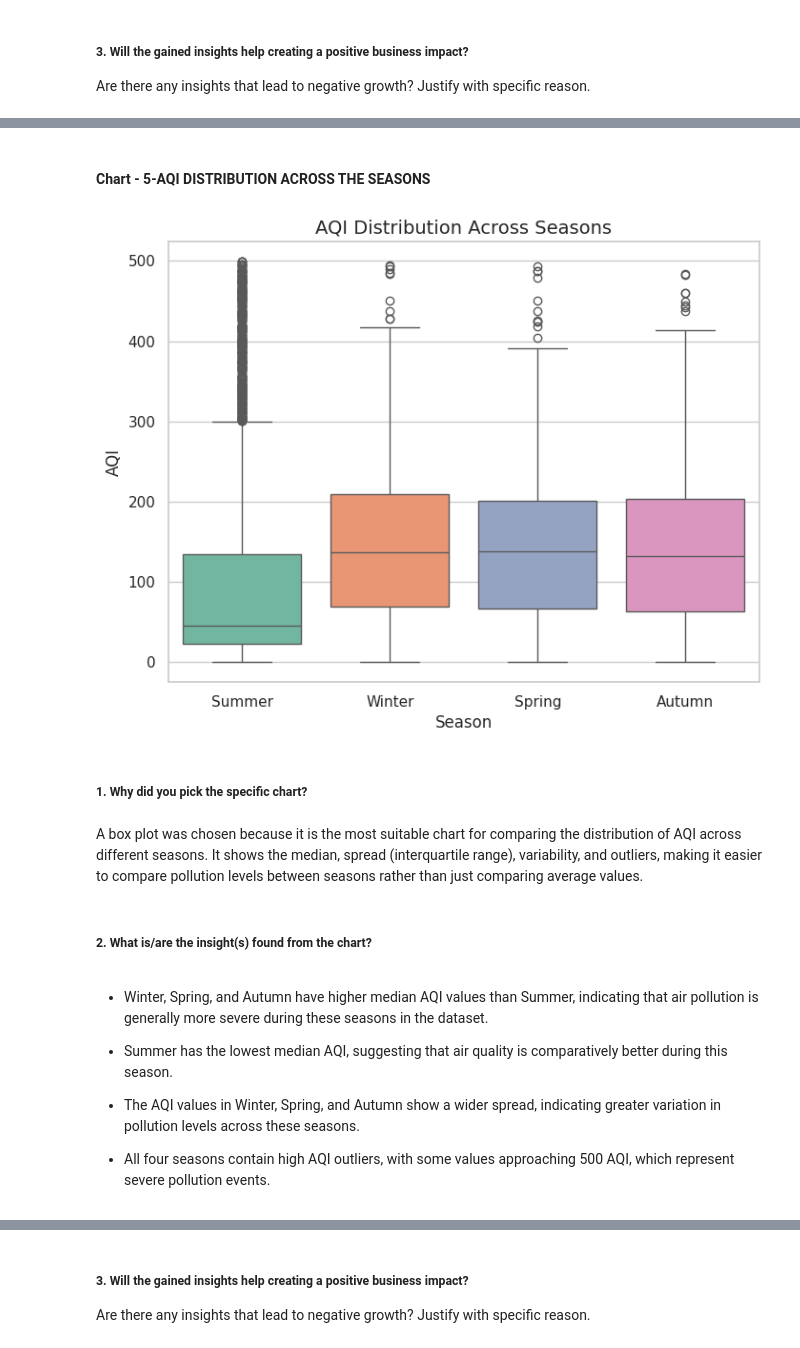
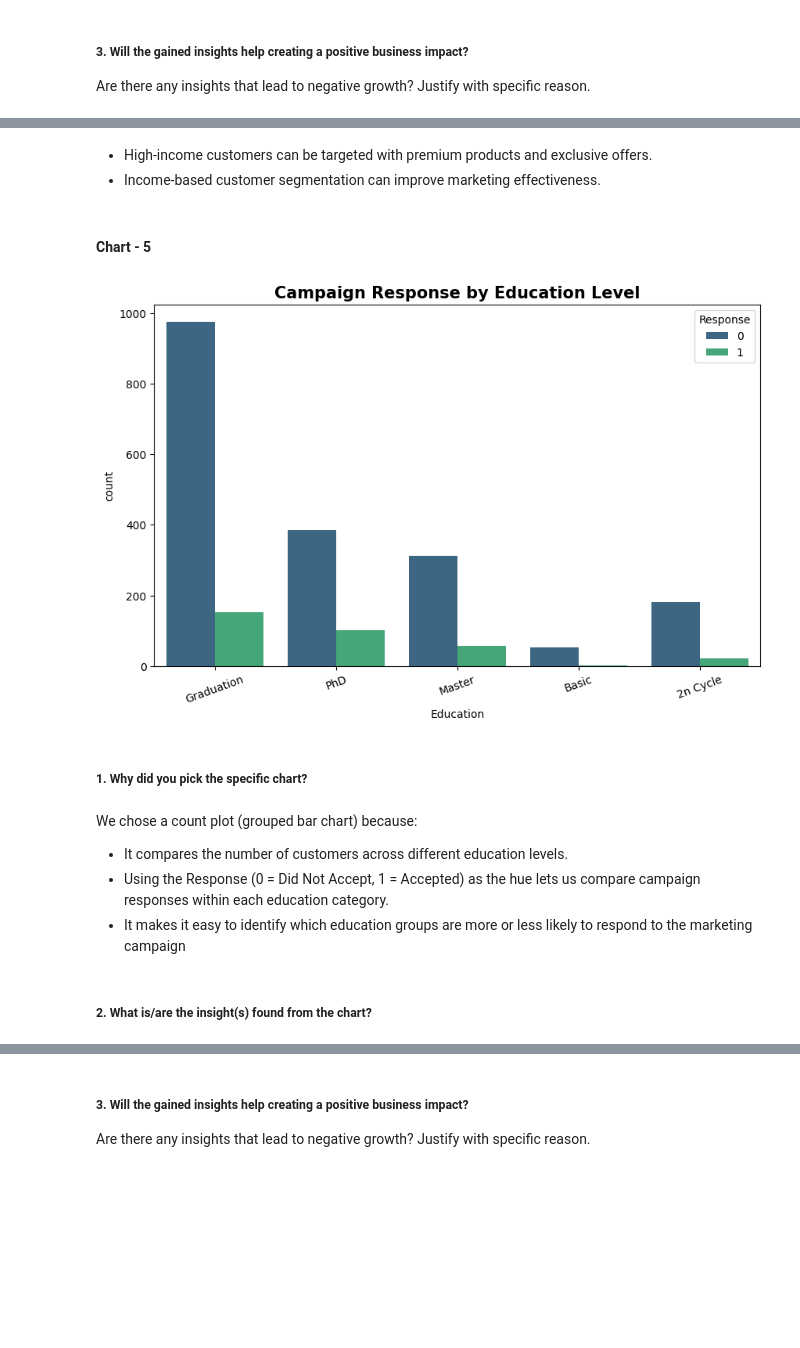
Before and after one commit to rajat805/rajat805, a Jupyter notebook: Another_copy_of_Sample_ML_Submission_Template.ipynb, the cells around one changed output, grey strips where cells are left out. Cells and saved outputs as stored; diff of their text form; code cells hidden in the pictures; blank space fills up the shorter version.

```diff
--- a/Another_copy_of_Sample_ML_Submission_Template.ipynb
+++ b/Another_copy_of_Sample_ML_Submission_Template.ipynb
@@ -107,8 +108,9 @@ plt.rcParams['font.size'] = 12
 ### Dataset Loading
 # %%
 # Load Dataset
-df = pd.read_csv("/content/enriched_aqi_dataset.csv")
 
+df = pd.read_excel("/content/marketing_campaign (1).xlsx")
 
+print("Dataset loaded successfully.")
 display(df.head())
 # %% [output]
@@ -641,34 +743,33 @@ Healthcare organizations can prepare for periods when poor air quality may incre
+# %% [markdown]
+* High-income customers can be targeted with premium products and exclusive offers.
+* Income-based customer segmentation can improve marketing effectiveness.
 # %% [markdown]
-#### Chart - 5-AQI DISTRIBUTION ACROSS THE SEASONS
+#### Chart - 5
 # %%
-# Chart - 4 visualization code
-plt.figure(figsize=(8,6))
+# Chart - 5 visualization code
+plt.figure(figsize=(10,6))
 
-sns.boxplot(
-    data=df,
-    x='Season',
-    y='AQI',
-    palette='Set2'
+sns.countplot(
+    data=df_clean,
+    x='Education',
+    hue='Response',
+    palette='viridis'
 )
 
-plt.title("AQI Distribution Across Seasons")
-plt.xlabel("Season")
-plt.ylabel("AQI")
+plt.xticks(rotation=20)
+
+plt.title("Campaign Response by Education Level", fontsize=15, weight='bold')
 
 plt.show()
 # %% [output]
-[figure, old version]
+[figure, new version]
 # %% [markdown]
 ##### 1. Why did you pick the specific chart?
-# %% [markdown]
-A box plot was chosen because it is the most suitable chart for comparing the distribution of AQI across different seasons. It shows the median, spread (interquartile range), variability, and outliers, making it easier to compare pollution levels between seasons rather than just comparing average values.
+# %% [markdown]
+We chose a count plot (grouped bar chart) because:
+
+* It compares the number of customers across different education levels.
+* Using the Response (0 = Did Not Accept, 1 = Accepted) as the hue lets us compare campaign responses within each education category.
+* It makes it easy to identify which education groups are more or less likely to respond to the marketing campaign
 # %% [markdown]
 ##### 2. What is/are the insight(s) found from the chart?
-# %% [markdown]
-* Winter, Spring, and Autumn have higher median AQI values than Summer, indicating that air pollution is generally more severe during these seasons in the dataset.
-
-* Summer has the lowest median AQI, suggesting that air quality is comparatively better during this season.
-
-* The AQI values in Winter, Spring, and Autumn show a wider spread, indicating greater variation in pollution levels across these seasons.
-
-* All four seasons contain high AQI outliers, with some values approaching 500 AQI, which represent severe pollution events.
```
Also changed, not shown: parts of 253 cells of this notebook.
